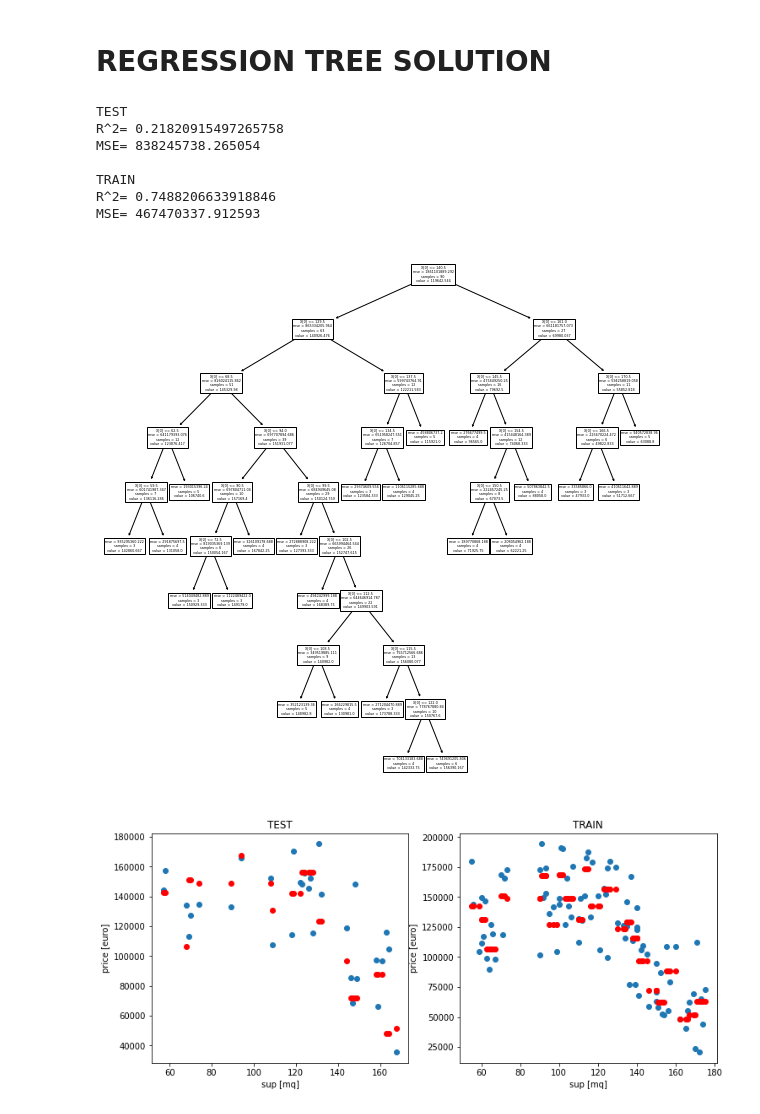
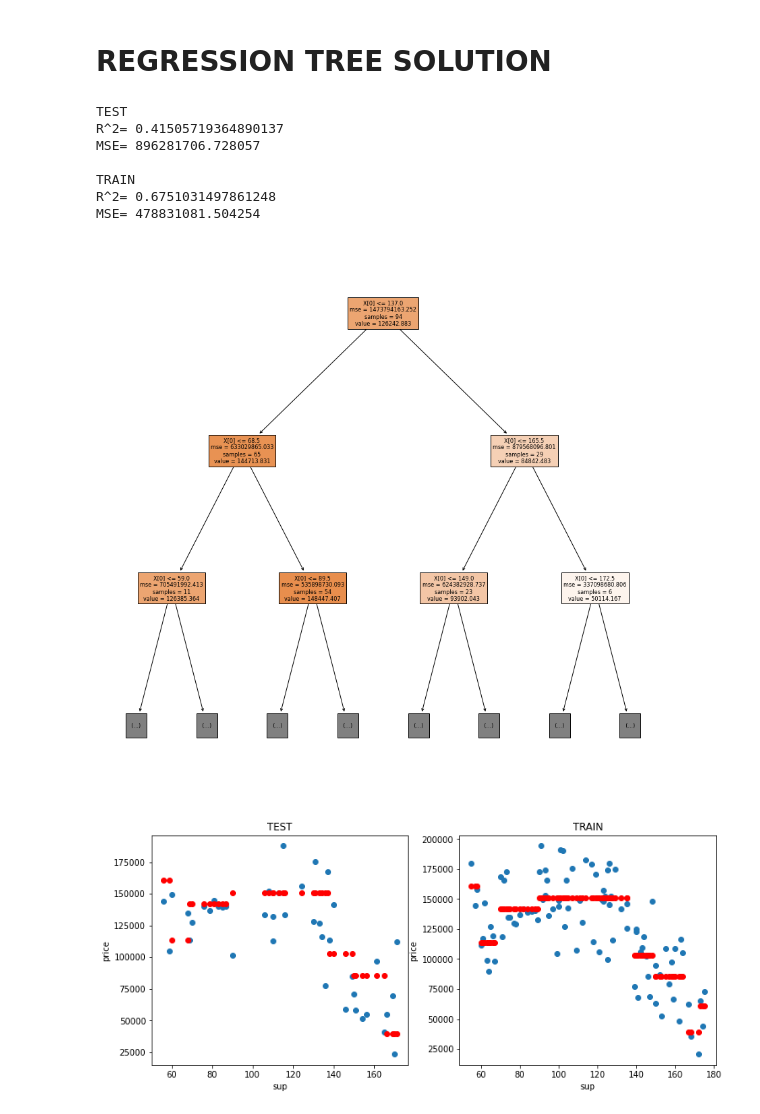
Before and after one commit to MatteoGandetto/Corso_ML_con_Python, a Jupyter notebook: Regressione_NL_Regression_Tree.ipynb, the cells around one changed output. Cells and saved outputs as stored; diff of their text form; code cells hidden in the pictures.

```diff
--- a/Regressione_NL_Regression_Tree.ipynb
+++ b/Regressione_NL_Regression_Tree.ipynb
@@ -71,8 +71,8 @@ from sklearn.metrics import mean_squared_error
 # DATA PRE-PROCESSING
 # %%
 # split dataset in training part and test part
-# if train_size and test_size are not defined,the train_size=0.75 and test_size=0.25
-X_train, X_test, y_train, y_test = train_test_split(np_IN_X,np_IN_y,test_size=0.25)
+# if train_size and test_size are not defined,the train_size=0.7 and test_size=0.3
+X_train, X_test, y_train, y_test = train_test_split(np_IN_X,np_IN_y,test_size=0.3)
 # %% [markdown]
 # SIMPLE LINEAR SOLUTION
 # %%
@@ -169,8 +169,7 @@ from sklearn import tree
 #max_depth: max number of levels
 #min_samples_leaf: ceil(min_samples_leaf * n_samples) are the minimum number of
 #samples for each node-> level of 'smoothing' of the model
-#dtree = tree.DecisionTreeRegressor(max_depth=20, min_samples_leaf=0.07)
-dtree = tree.DecisionTreeRegressor(max_depth=20, min_samples_leaf=0.03)
+dtree = tree.DecisionTreeRegressor(max_depth=3, min_samples_leaf=0.03)
 
 #train DT on traingin set
 dtree.fit(X_train_r, y_train)
@@ -183,44 +182,43 @@ y_pred_train=dtree.predict(X_train_r)
 R2=dtree.score(X_test_r,y_test)
 MSE = mean_squared_error(y_test,y_pred_test)
 R2_train=dtree.score(X_train_r,y_train)
 MSE_train = mean_squared_error(y_train,y_pred_train)
 print ('TEST\nR^2=',R2,'\nMSE= %f \n' % MSE)
 print ('TRAIN\nR^2=',R2_train,'\nMSE= %f \n' % MSE_train)
 ################################################
 
 #step 2 - PLOT THE TREE
-plt.figure(figsize=(10,10))
-tree.plot_tree(dtree)
+plt.figure(figsize=(15,15))
+tree.plot_tree(dtree,filled=True,max_depth=2)
 plt.axis('off');
 plt.show();
 ########################
 
-#step 3 - PLOT THE 2 SUBPLOT WITH TEST AND TRAIN ESTIMATION
+#step 3 - PLOT THE 2 SUBPLOTS WITH TEST AND TRAIN ESTIMATION
 fig, axs = plt.subplots(1,2)
 fig.set_size_inches(12,5)
 
-
-axs[0].set_xlabel('sup [mq]')
-axs[0].set_ylabel('price [euro]')
+axs[0].set_xlabel('sup')
+axs[0].set_ylabel('price')
 axs[0].set_title('TEST')
 axs[0].scatter(X_test,y_test)
 axs[0].scatter(X_test,y_pred_test,c='red',linewidth=1)
 
 axs[1].set_title('TRAIN')
-axs[1].set_xlabel('sup [mq]')
-axs[1].set_ylabel('price [euro]')
+axs[1].set_xlabel('sup')
+axs[1].set_ylabel('price')
 axs[1].scatter(X_train,y_train)
 axs[1].scatter(X_train,y_pred_train,c='red',linewidth=1)
 
 plt.show();
 ################################################
 # %% [output]
 TEST
-R^2= 0.21820915497265758
-MSE= 838245738.265054
+R^2= 0.41505719364890137
+MSE= 896281706.728057
 
 TRAIN
-R^2= 0.7488206633918846
-MSE= 467470337.912593
+R^2= 0.6751031497861248
+MSE= 478831081.504254
-[figure, old version]
+[figure, new version]
-[figure, old version]
+[figure, new version]
```
Also changed, not shown: parts of 3 cells of this notebook.
